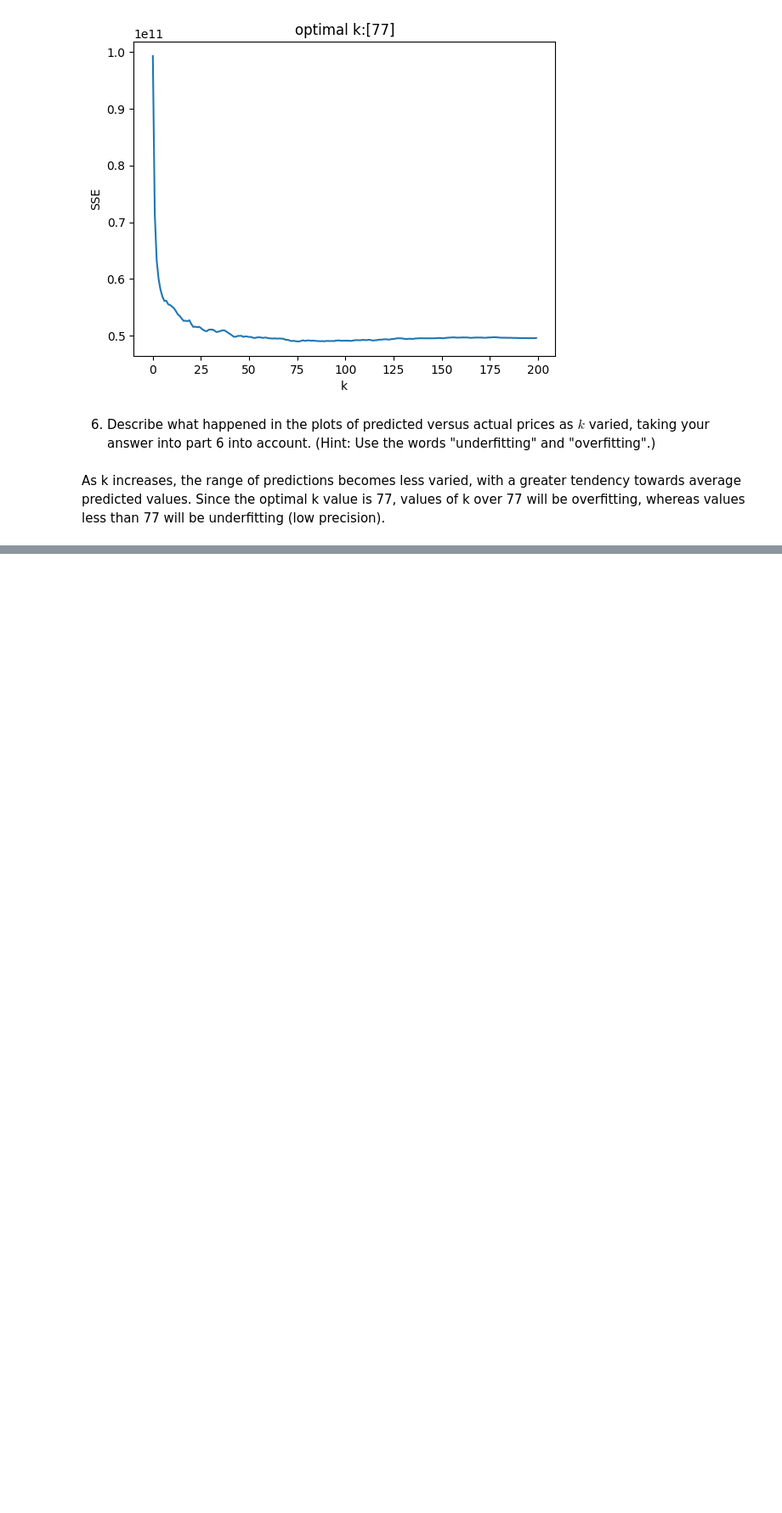
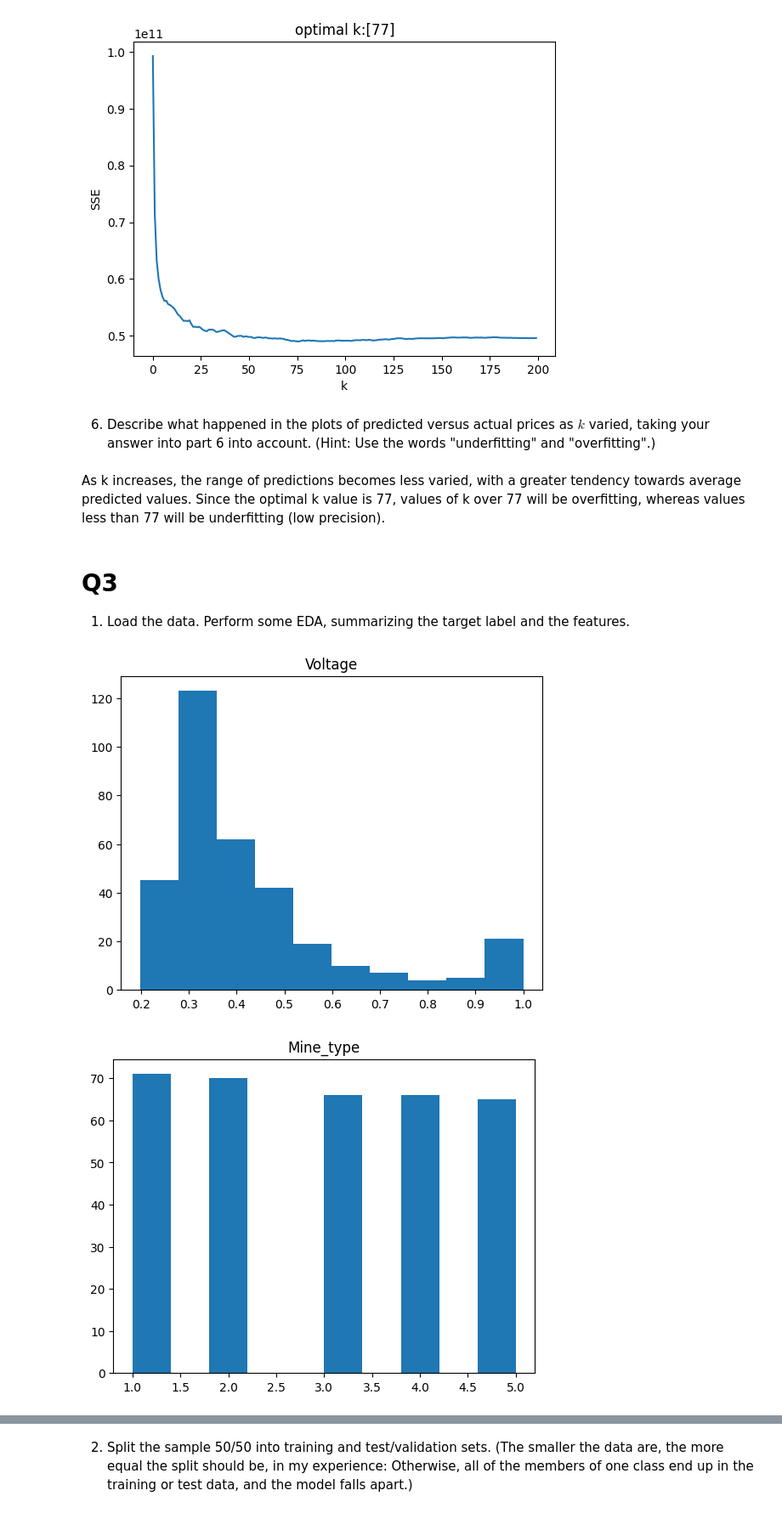
Before and after one commit to oak50/knn, a Jupyter notebook: homework_knn.ipynb, the cells around one changed output, grey strips where cells are left out. Shown at 85% size. Drawn from its saved outputs; the diff is of its cells as text; code cells hidden in the pictures; blank space fills up the shorter version.

```diff
--- a/homework_knn.ipynb
+++ b/homework_knn.ipynb
@@ -160,3 +160,28 @@ plt.show()
 6. Describe what happened in the plots of predicted versus actual prices as $k$ varied, taking your answer into part 6 into account. (Hint: Use the words "underfitting" and "overfitting".)
 # %% [markdown]
 As k increases, the range of predictions becomes less varied, with a greater tendency towards average predicted values. Since the optimal k value is 77, values of k over 77 will be overfitting, whereas values less than 77 will be underfitting (low precision).
+# %% [markdown]
+# Q3
+
+1) Load the data. Perform some EDA, summarizing the target label and the features.
+# %%
+df = pd.read_csv( "/workspace/knn/data/land_mines.csv" )
+
+df['voltage'].hist(grid=False)
+plt.title('Voltage')
+plt.show()
+
+df['mine_type'].hist(grid=False)
+plt.title('Mine_type')
+plt.show()
+
+df['height'].hist(grid=False)
+plt.title('Height')
+plt.show()
+
+df['soil'].hist(grid=False)
+plt.title('Soil')
+plt.show()
+# %% [output]
+[figure, added]
+[figure, added]
@@ -162,0 +190,2 @@ As k increases, the range of predictions becomes less varied, with a greater ten
+# %% [markdown]
+2) Split the sample 50/50 into training and test/validation sets. (The smaller the data are, the more equal the split should be, in my experience: Otherwise, all of the members of one class end up in the training or test data, and the model falls apart.)
```
Also changed, not shown: parts of 7 cells of this notebook.
